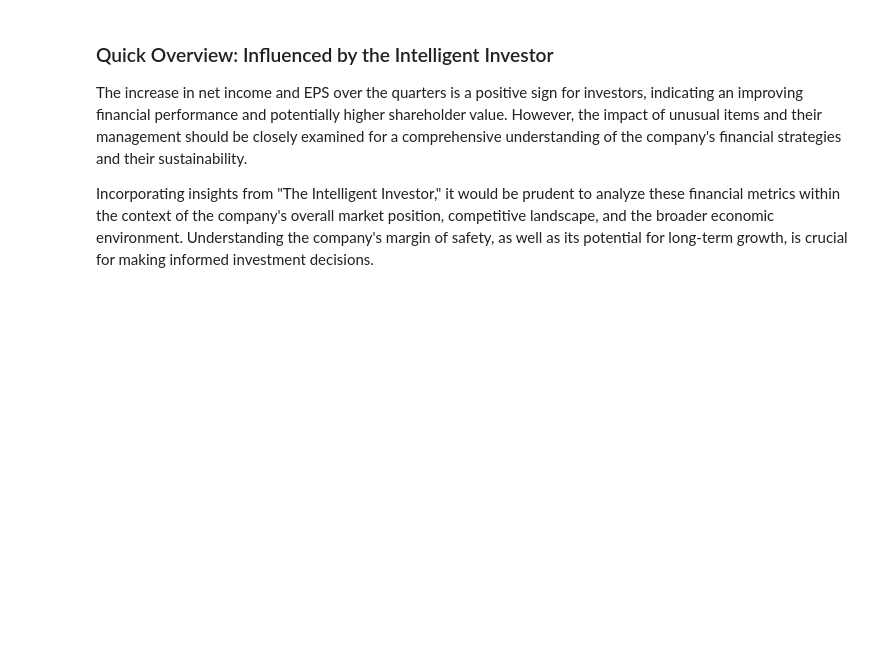
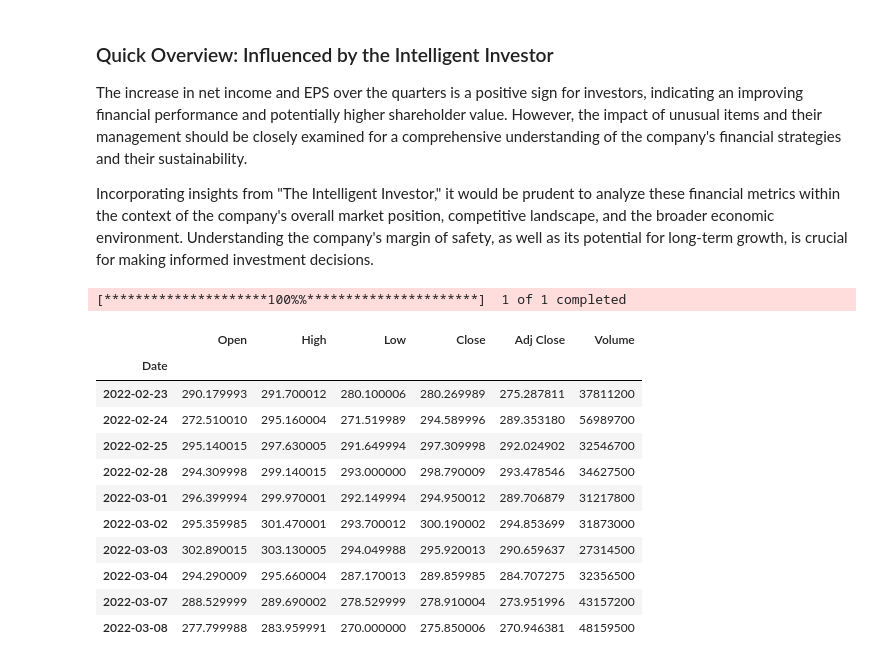
Before and after one commit to dsrichard97/msft_CPD, a Jupyter notebook: MSFT Change Point Detection.ipynb, the cells around one changed output. Saved outputs shown, nothing was run; the diff lists cells and outputs as text; code cells hidden in the pictures; blank space fills up the shorter version.

Commit message:
modified:   MSFT Change Point Detection.ipynb 	modified:   microsoft_analysis.qmd

```diff
--- a/MSFT Change Point Detection.ipynb
+++ b/MSFT Change Point Detection.ipynb
@@ -170,3 +170,20 @@ The increase in net income and EPS over the quarters is a positive sign for inve
 Incorporating insights from "The Intelligent Investor," it would be prudent to analyze these financial metrics within the context of the company's overall market position, competitive landscape, and the broader economic environment. Understanding the company's margin of safety, as well as its potential for long-term growth, is crucial for making informed investment decisions.
 # %%
  ## focus for daily prices
+# Get the data for the stock MSFT
+data = yf.download('MSFT','2022-02-23','2024-02-24')
+data.head(10)
+# %% [output]
+[*********************100%%**********************]  1 of 1 completed
+|  | Open | High | Low | Close | Adj Close | Volume |
+| Date |  |  |  |  |  |  |
+| 2022-02-23 | 290.179993 | 291.700012 | 280.100006 | 280.269989 | 275.287811 | 37811200 |
+| 2022-02-24 | 272.510010 | 295.160004 | 271.519989 | 294.589996 | 289.353180 | 56989700 |
+| 2022-02-25 | 295.140015 | 297.630005 | 291.649994 | 297.309998 | 292.024902 | 32546700 |
+| 2022-02-28 | 294.309998 | 299.140015 | 293.000000 | 298.790009 | 293.478546 | 34627500 |
+| 2022-03-01 | 296.399994 | 299.970001 | 292.149994 | 294.950012 | 289.706879 | 31217800 |
+| 2022-03-02 | 295.359985 | 301.470001 | 293.700012 | 300.190002 | 294.853699 | 31873000 |
+| 2022-03-03 | 302.890015 | 303.130005 | 294.049988 | 295.920013 | 290.659637 | 27314500 |
+| 2022-03-04 | 294.290009 | 295.660004 | 287.170013 | 289.859985 | 284.707275 | 32356500 |
+| 2022-03-07 | 288.529999 | 289.690002 | 278.529999 | 278.910004 | 273.951996 | 43157200 |
+| 2022-03-08 | 277.799988 | 283.959991 | 270.000000 | 275.850006 | 270.946381 | 48159500 |
```
Also changed, not shown: parts of 3 cells of this notebook, 1 other file.
